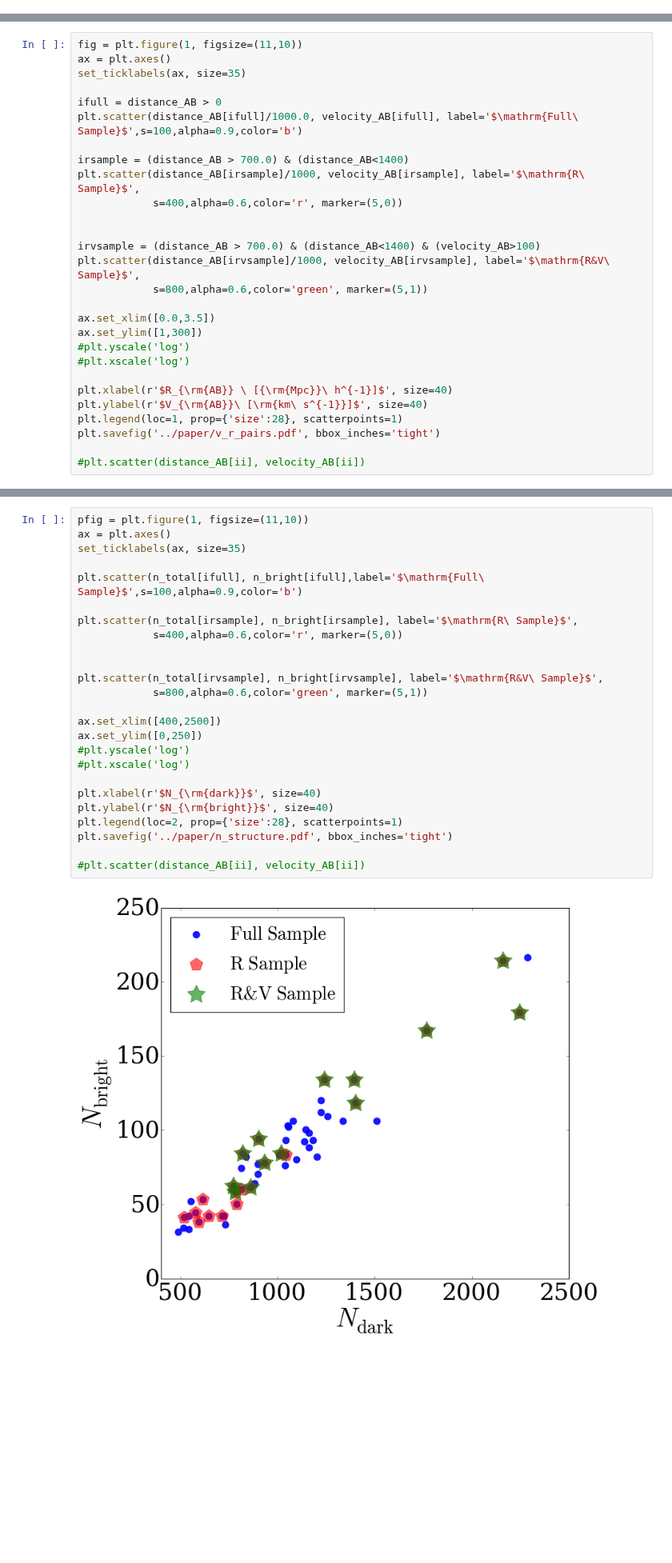
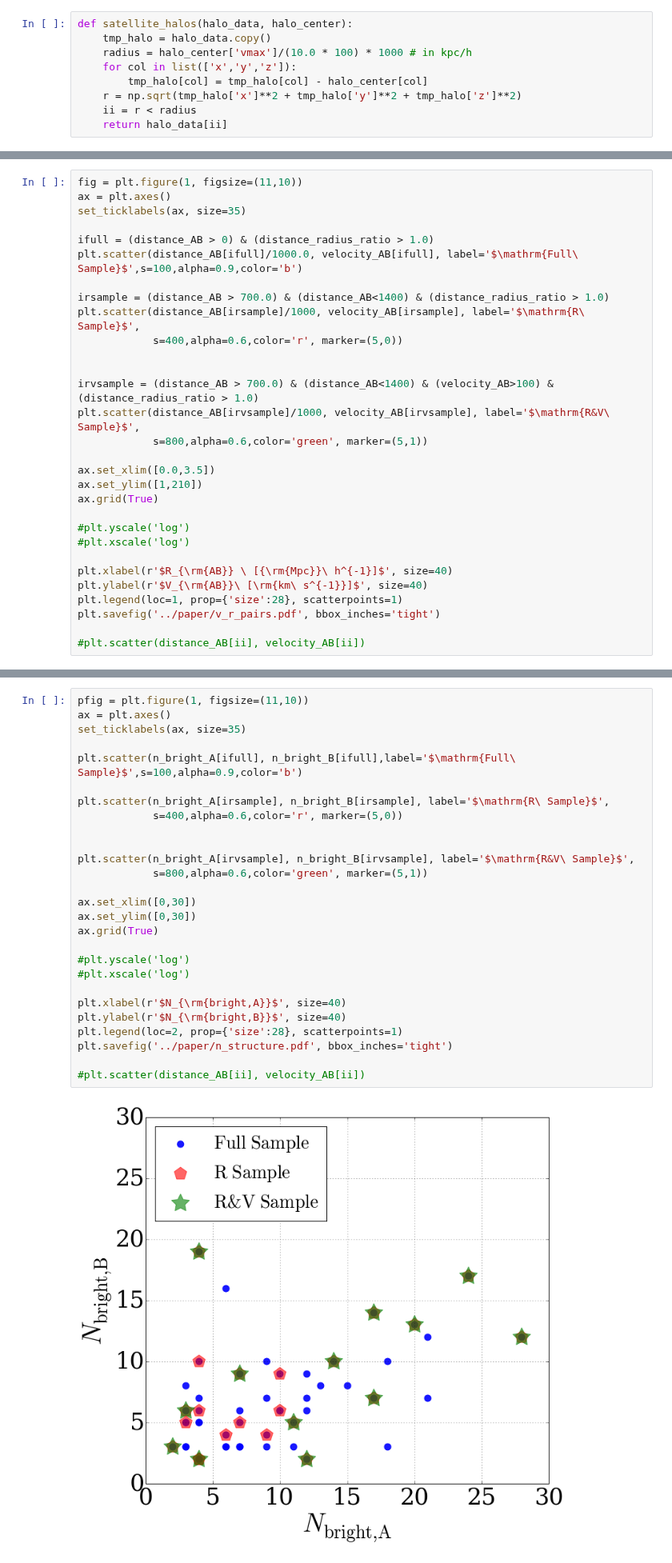
Before and after one commit to astroandes/SatelliteShapeLG, a Jupyter notebook: code/explore.ipynb, the cells around one changed output, grey strips where cells are left out. Shown at 80% size. Saved outputs shown, nothing was run; the diff lists cells and outputs as text; blank space fills up the shorter version.

```diff
--- a/code/explore.ipynb
+++ b/code/explore.ipynb
@@ -35,6 +35,15 @@ def main_halos(snap_data):
         main_halos_data[0] = main_halos_data[1].copy()
         main_halos_data[1] = tmp.copy()
     return main_halos_data
+# %%
+def satellite_halos(halo_data, halo_center):
+    tmp_halo = halo_data.copy()
+    radius = halo_center['vmax']/(10.0 * 100) * 1000 # in kpc/h
+    for col in list(['x','y','z']):
+        tmp_halo[col] = tmp_halo[col] - halo_center[col]
+    r = np.sqrt(tmp_halo['x']**2 + tmp_halo['y']**2 + tmp_halo['z']**2)
+    ii = r < radius
+    return halo_data[ii]
 # %%
 def load_snapshot(snap_name, boxsize=75000.0):
     dtype=[('subid','i8'),
@@ -125,20 +196,22 @@ fig = plt.figure(1, figsize=(11,10))
 ax = plt.axes()
 set_ticklabels(ax, size=35)
 
-ifull = distance_AB > 0
+ifull = (distance_AB > 0) & (distance_radius_ratio > 1.0)
 plt.scatter(distance_AB[ifull]/1000.0, velocity_AB[ifull], label='$\mathrm{Full\ Sample}$',s=100,alpha=0.9,color='b')
 
-irsample = (distance_AB > 700.0) & (distance_AB<1400)
+irsample = (distance_AB > 700.0) & (distance_AB<1400) & (distance_radius_ratio > 1.0)
 plt.scatter(distance_AB[irsample]/1000, velocity_AB[irsample], label='$\mathrm{R\ Sample}$',
             s=400,alpha=0.6,color='r', marker=(5,0))
 
 
-irvsample = (distance_AB > 700.0) & (distance_AB<1400) & (velocity_AB>100)
+irvsample = (distance_AB > 700.0) & (distance_AB<1400) & (velocity_AB>100) & (distance_radius_ratio > 1.0)
 plt.scatter(distance_AB[irvsample]/1000, velocity_AB[irvsample], label='$\mathrm{R&V\ Sample}$',
             s=800,alpha=0.6,color='green', marker=(5,1))
 
 ax.set_xlim([0.0,3.5])
-ax.set_ylim([1,300])
+ax.set_ylim([1,210])
+ax.grid(True)
+
 #plt.yscale('log')
 #plt.xscale('log')
 
@@ -153,27 +226,29 @@ plt.savefig('../paper/v_r_pairs.pdf', bbox_inches='tight')
 # %%
 pfig = plt.figure(1, figsize=(11,10))
 ax = plt.axes()
 set_ticklabels(ax, size=35)
 
-plt.scatter(n_total[ifull], n_bright[ifull],label='$\mathrm{Full\ Sample}$',s=100,alpha=0.9,color='b')
+plt.scatter(n_bright_A[ifull], n_bright_B[ifull],label='$\mathrm{Full\ Sample}$',s=100,alpha=0.9,color='b')
 
-plt.scatter(n_total[irsample], n_bright[irsample], label='$\mathrm{R\ Sample}$',
+plt.scatter(n_bright_A[irsample], n_bright_B[irsample], label='$\mathrm{R\ Sample}$',
             s=400,alpha=0.6,color='r', marker=(5,0))
 
 
-plt.scatter(n_total[irvsample], n_bright[irvsample], label='$\mathrm{R&V\ Sample}$',
+plt.scatter(n_bright_A[irvsample], n_bright_B[irvsample], label='$\mathrm{R&V\ Sample}$',
             s=800,alpha=0.6,color='green', marker=(5,1))
 
-ax.set_xlim([400,2500])
-ax.set_ylim([0,250])
+ax.set_xlim([0,30])
+ax.set_ylim([0,30])
+ax.grid(True)
+
 #plt.yscale('log')
 #plt.xscale('log')
 
-plt.xlabel(r'$N_{\rm{dark}}$', size=40)
-plt.ylabel(r'$N_{\rm{bright}}$', size=40)
+plt.xlabel(r'$N_{\rm{bright,A}}$', size=40)
+plt.ylabel(r'$N_{\rm{bright,B}}$', size=40)
 plt.legend(loc=2, prop={'size':28}, scatterpoints=1)
 plt.savefig('../paper/n_structure.pdf', bbox_inches='tight')
 
 #plt.scatter(distance_AB[ii], velocity_AB[ii])
 # %% [output]
-[figure, old version]
+[figure, new version]
```
Also changed, not shown: parts of 10 cells of this notebook.
